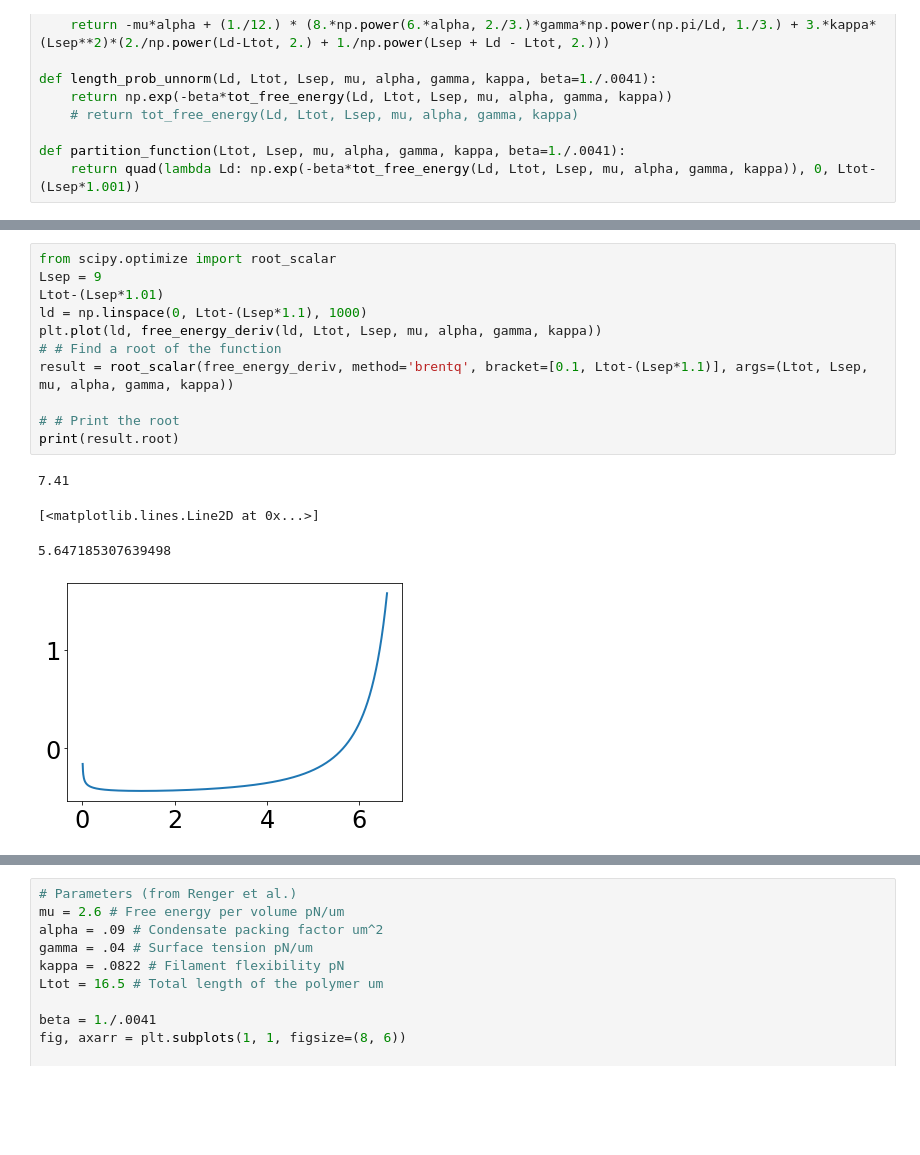
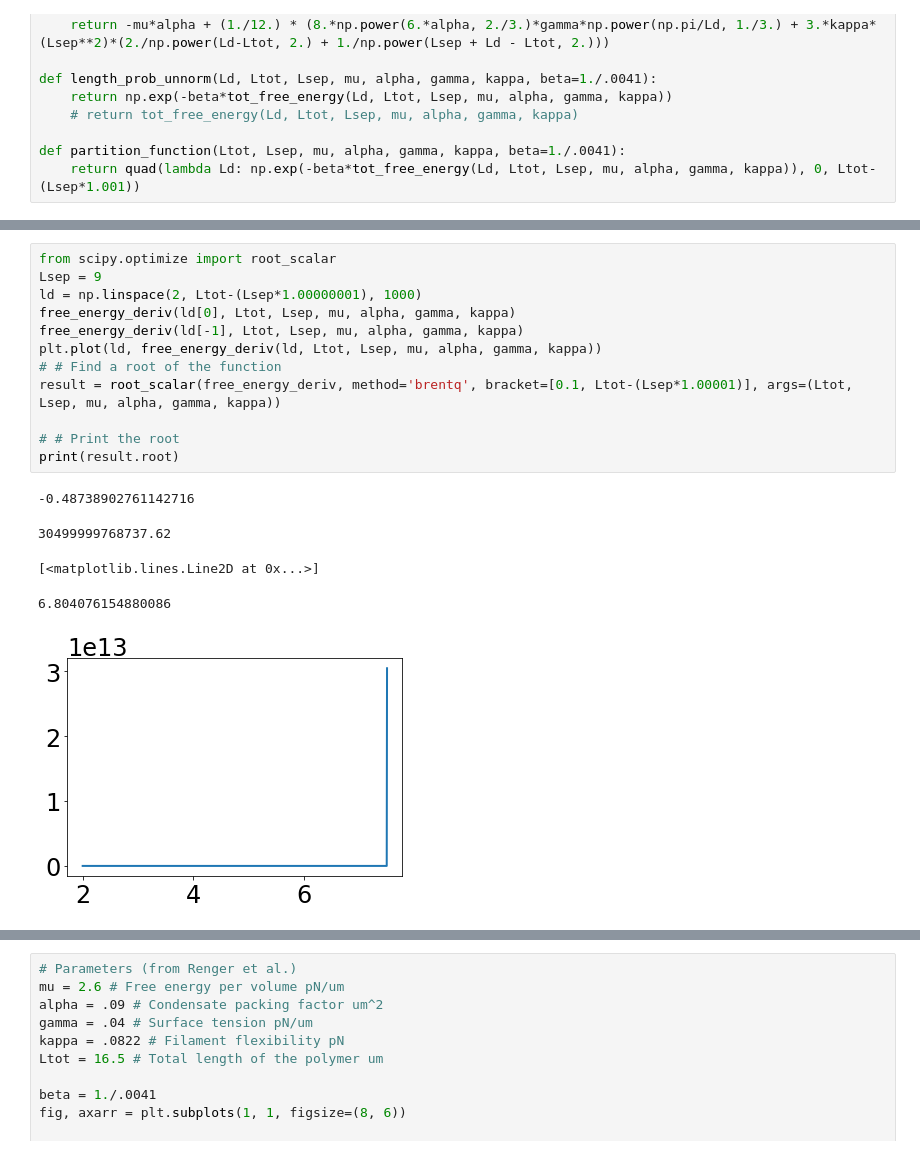
Before and after one commit to palladio11/aLENS_analysis, a Jupyter notebook: notebooks/chromatin_notebooks/Dyn_cond_figs/Figure2.ipynb, the cells around one changed output, grey strips where cells are left out. Drawn from its saved outputs; the diff is of its cells as text; blank space fills up the shorter version.

```diff
--- a/notebooks/chromatin_notebooks/Dyn_cond_figs/Figure2.ipynb
+++ b/notebooks/chromatin_notebooks/Dyn_cond_figs/Figure2.ipynb
@@ -565,18 +549,20 @@ findfont: Font family ['sans-serif'] not found. Falling back to DejaVu Sans.
 # %%
 from scipy.optimize import root_scalar
 Lsep = 9
-Ltot-(Lsep*1.01)
-ld = np.linspace(0, Ltot-(Lsep*1.1), 1000)
+ld = np.linspace(2, Ltot-(Lsep*1.00000001), 1000)
+free_energy_deriv(ld[0], Ltot, Lsep, mu, alpha, gamma, kappa)
+free_energy_deriv(ld[-1], Ltot, Lsep, mu, alpha, gamma, kappa)
 plt.plot(ld, free_energy_deriv(ld, Ltot, Lsep, mu, alpha, gamma, kappa))
 # # Find a root of the function
-result = root_scalar(free_energy_deriv, method='brentq', bracket=[0.1, Ltot-(Lsep*1.1)], args=(Ltot, Lsep, mu, alpha, gamma, kappa))
+result = root_scalar(free_energy_deriv, method='brentq', bracket=[0.1, Ltot-(Lsep*1.00001)], args=(Ltot, Lsep, mu, alpha, gamma, kappa))
 
 # # Print the root
 print(result.root)
 # %% [output]
-7.41
+-0.48738902761142716
-[<matplotlib.lines.Line2D at 0x...>]
+30499999768737.62
-5.647185307639498
+[<matplotlib.lines.Line2D at 0x...>]
+6.804076154880086
-[figure, old version]
+[figure, new version]
 # %%
 from scipy.optimize import root_scalar
```
Also changed, not shown: parts of 5 cells of this notebook.
